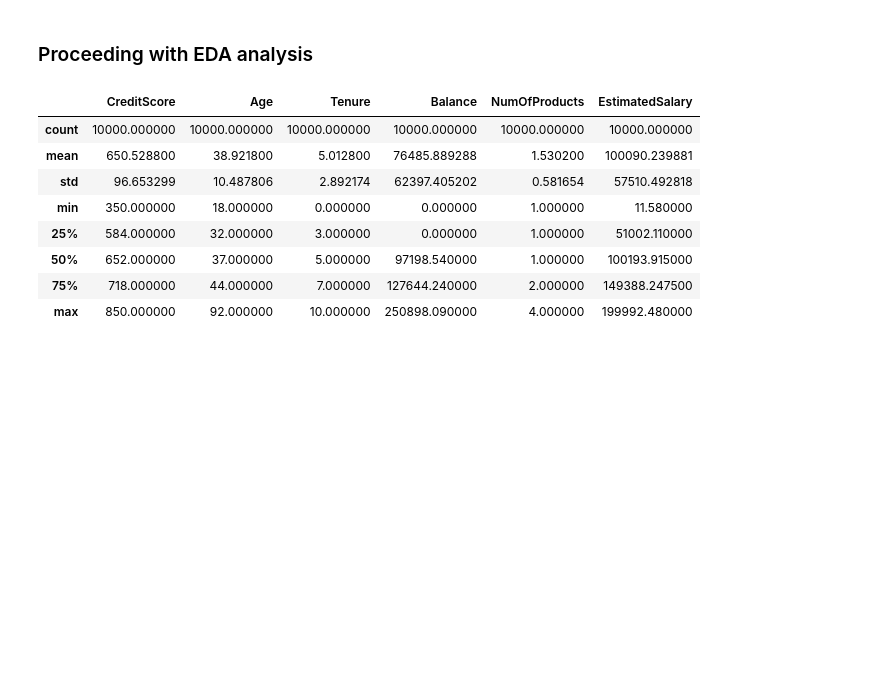
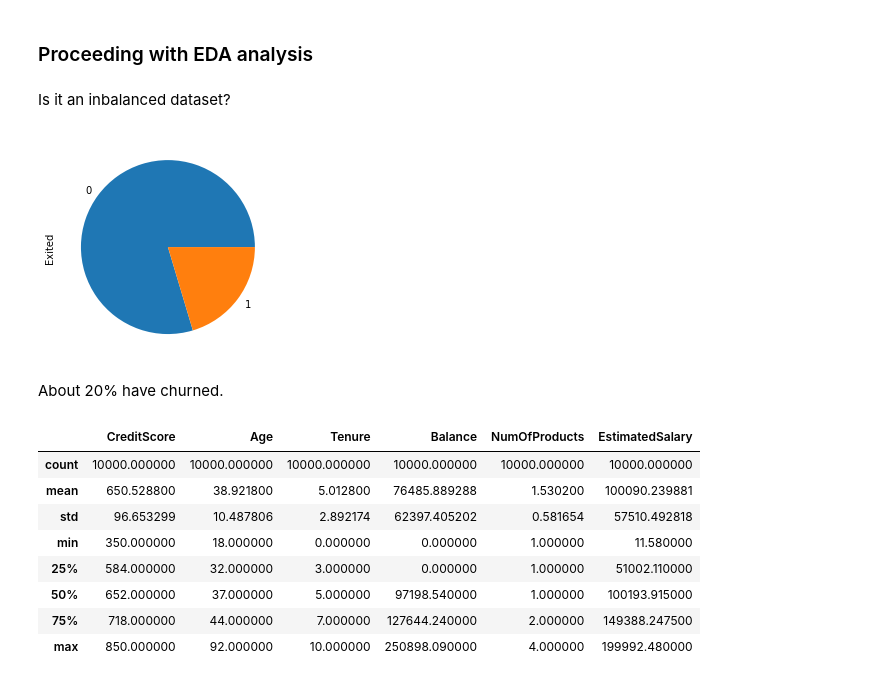
Before and after one commit to rmaciel-prog/PGP-IAML, a Jupyter notebook: Project-BankChurnPrediction-NeuralNets.ipynb, the cells around one changed output. Cells and saved outputs as stored; diff of their text form; code cells hidden in the pictures; blank space fills up the shorter version.

```diff
--- a/Project-BankChurnPrediction-NeuralNets.ipynb
+++ b/Project-BankChurnPrediction-NeuralNets.ipynb
@@ -49,6 +50,14 @@ df_bank.head()
 | 4 | 850 | Spain | Female | 43 | 2 | 125510.82 | 1 | 1 | 1 | ... |
 # %% [markdown]
 ### Proceeding with EDA analysis
+# %% [markdown]
+Is it an inbalanced dataset?
+# %%
+ax = df_bank['Exited'].value_counts().plot(kind='pie')
+# %% [output]
+[figure, added]
+# %% [markdown]
+About 20% have churned.
 # %%
 numerical_vars = ['CreditScore','Age','Tenure','Balance','NumOfProducts','EstimatedSalary']
 df_bank[numerical_vars].describe()
```
Also changed, not shown: parts of 27 cells of this notebook.
